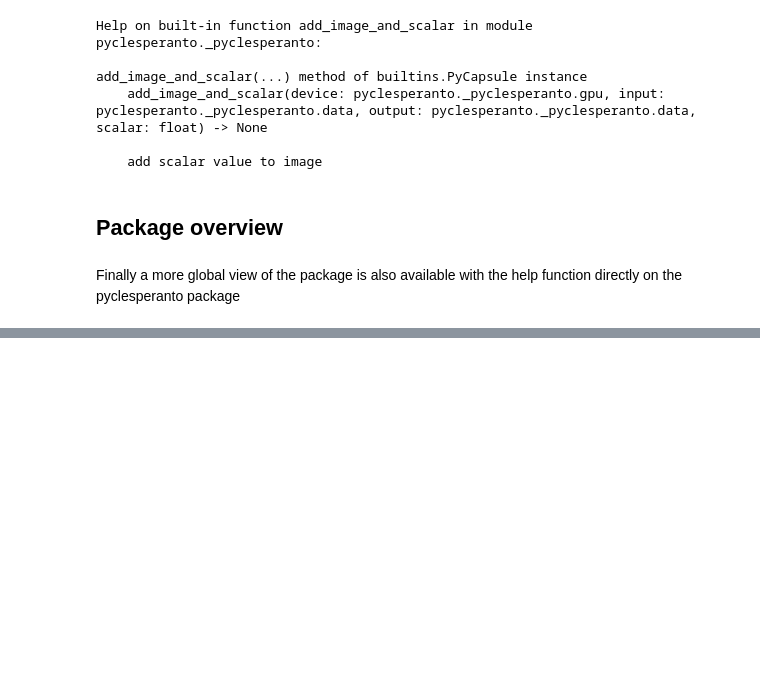
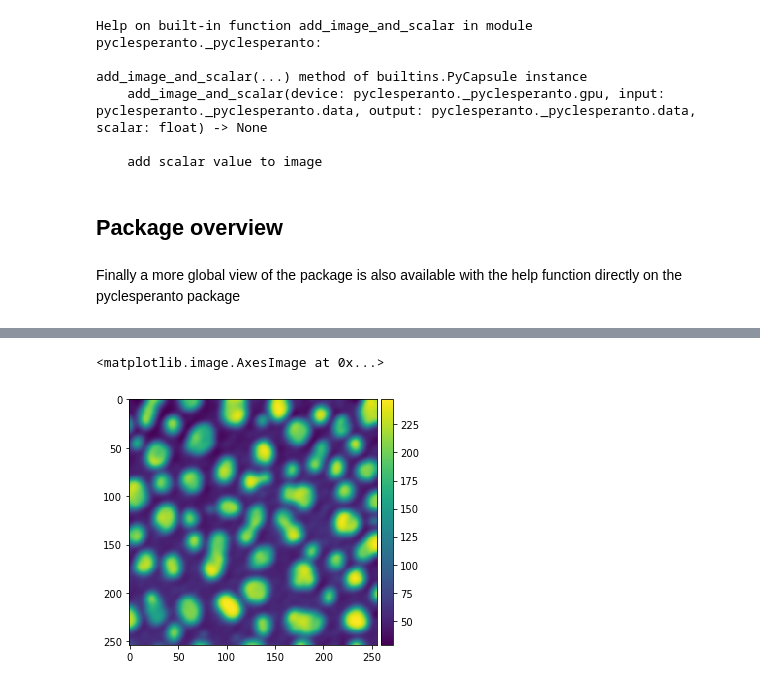
Before and after one commit to clEsperanto/pyclesperanto, a Jupyter notebook: demo/raw_c++_to_python_wrapper_API_example.ipynb, the cells around one changed output, grey strips where cells are left out. Drawn from its saved outputs; the diff is of its cells as text; code cells hidden in the pictures; blank space fills up the shorter version.

```diff
--- a/demo/raw_c++_to_python_wrapper_API_example.ipynb
+++ b/demo/raw_c++_to_python_wrapper_API_example.ipynb
@@ -281,0 +296,6 @@ FILE
+# %%
+result = device.pull(gpu_output)
+imshow(result)
+# %% [output]
+<matplotlib.image.AxesImage at 0x...>
+[figure, added]
```
Also changed, not shown: parts of 10 cells of this notebook, 1 other file.
